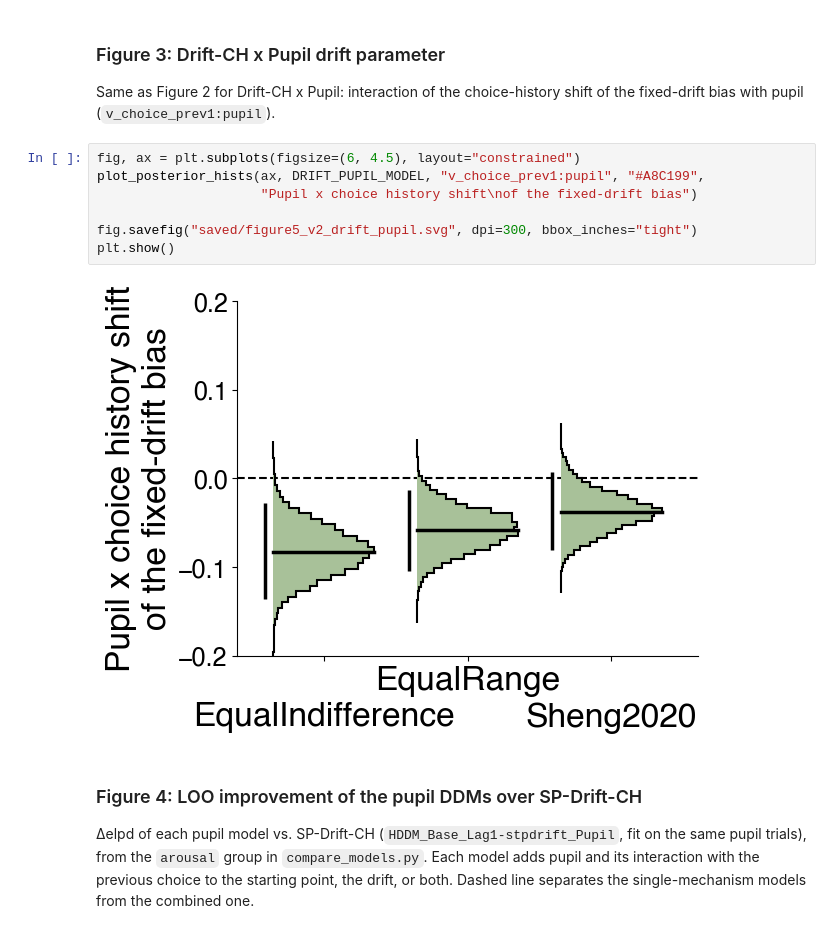
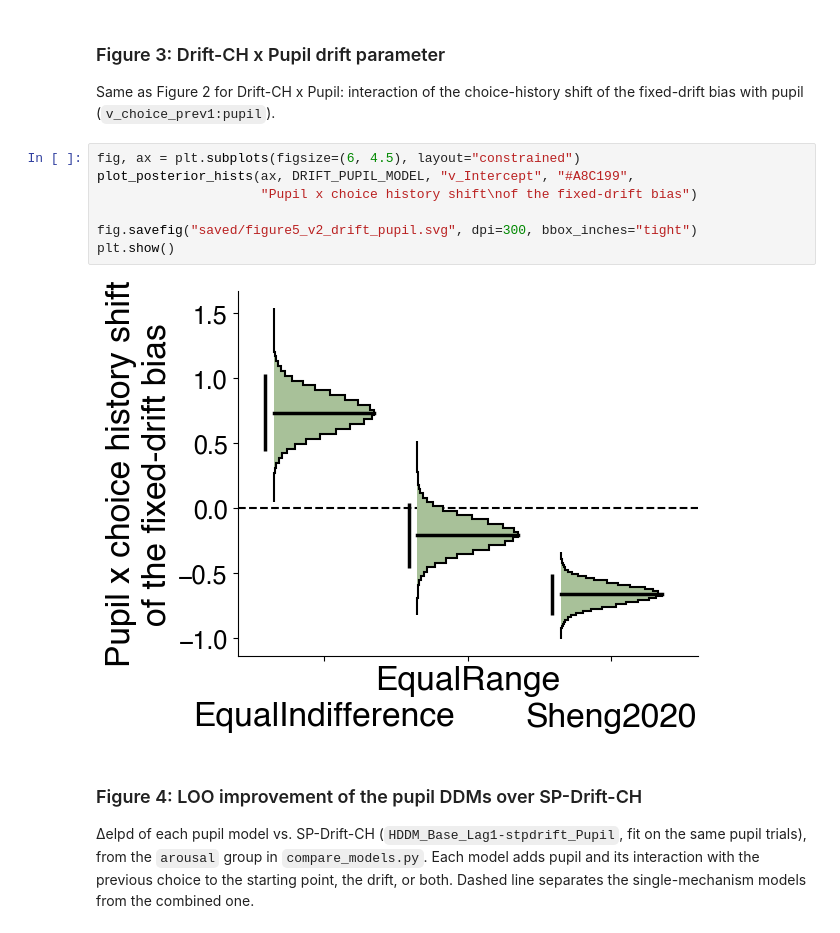
Before and after one commit to GusStgoReyes/riskhistory, a Jupyter notebook: figures_official/figure5.ipynb, the cells around one changed output. Drawn from its saved outputs; the diff is of its cells as text.

Commit message:
new posterior predictives

```diff
--- a/figures_official/figure5.ipynb
+++ b/figures_official/figure5.ipynb
@@ -135,13 +135,13 @@ plt.show()
 Same as Figure 2 for Drift-CH x Pupil: interaction of the choice-history shift of the fixed-drift bias with pupil (`v_choice_prev1:pupil`).
 # %%
 fig, ax = plt.subplots(figsize=(6, 4.5), layout="constrained")
-plot_posterior_hists(ax, DRIFT_PUPIL_MODEL, "v_choice_prev1:pupil", "#A8C199",
+plot_posterior_hists(ax, DRIFT_PUPIL_MODEL, "v_Intercept", "#A8C199",
                      "Pupil x choice history shift\nof the fixed-drift bias")
 
 fig.savefig("saved/figure5_v2_drift_pupil.svg", dpi=300, bbox_inches="tight")
 plt.show()
 # %% [output]
-[figure, old version]
+[figure, new version]
 # %% [markdown]
 ### Figure 4: LOO improvement of the pupil DDMs over SP-Drift-CH
 ∆elpd of each pupil model vs. SP-Drift-CH (`HDDM_Base_Lag1-stpdrift_Pupil`, fit on the same pupil trials), from the `arousal` group in `compare_models.py`. Each model adds pupil and its interaction with the previous choice to the starting point, the drift, or both. Dashed line separates the single-mechanism models from the combined one.
```
Also changed, not shown: 4 other files.
